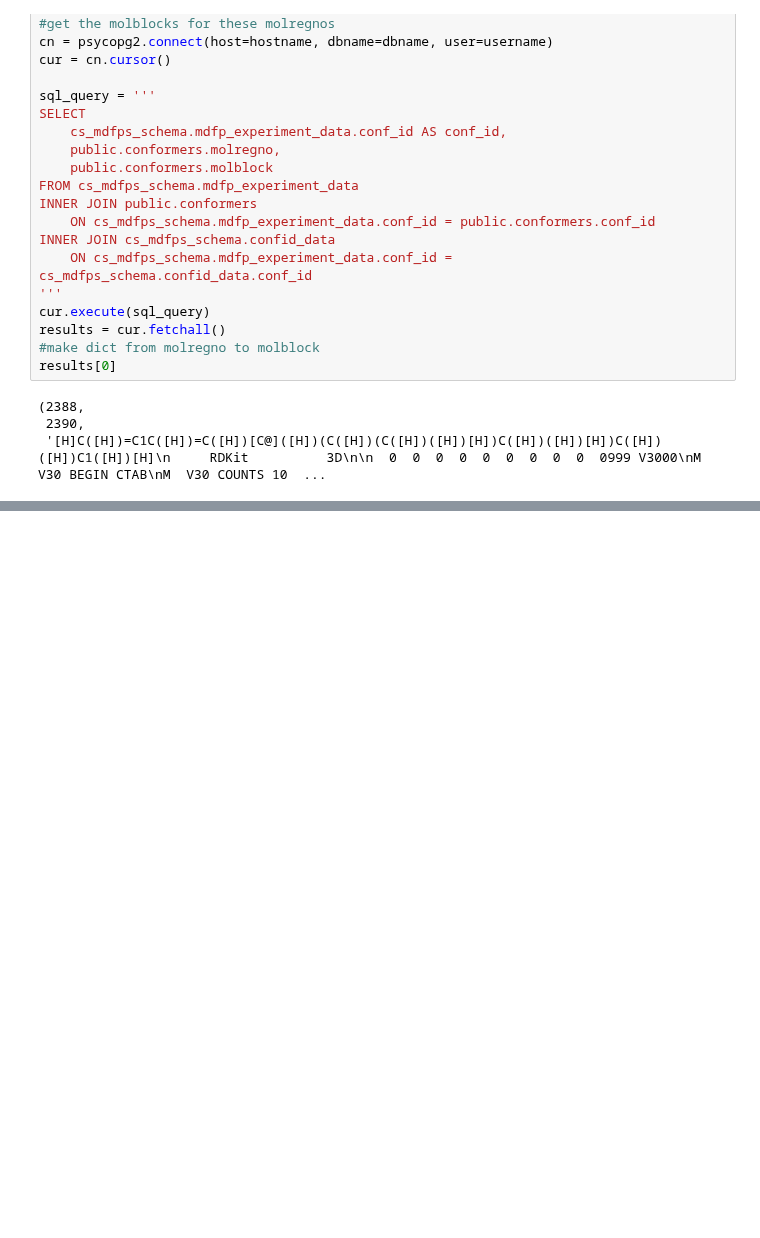
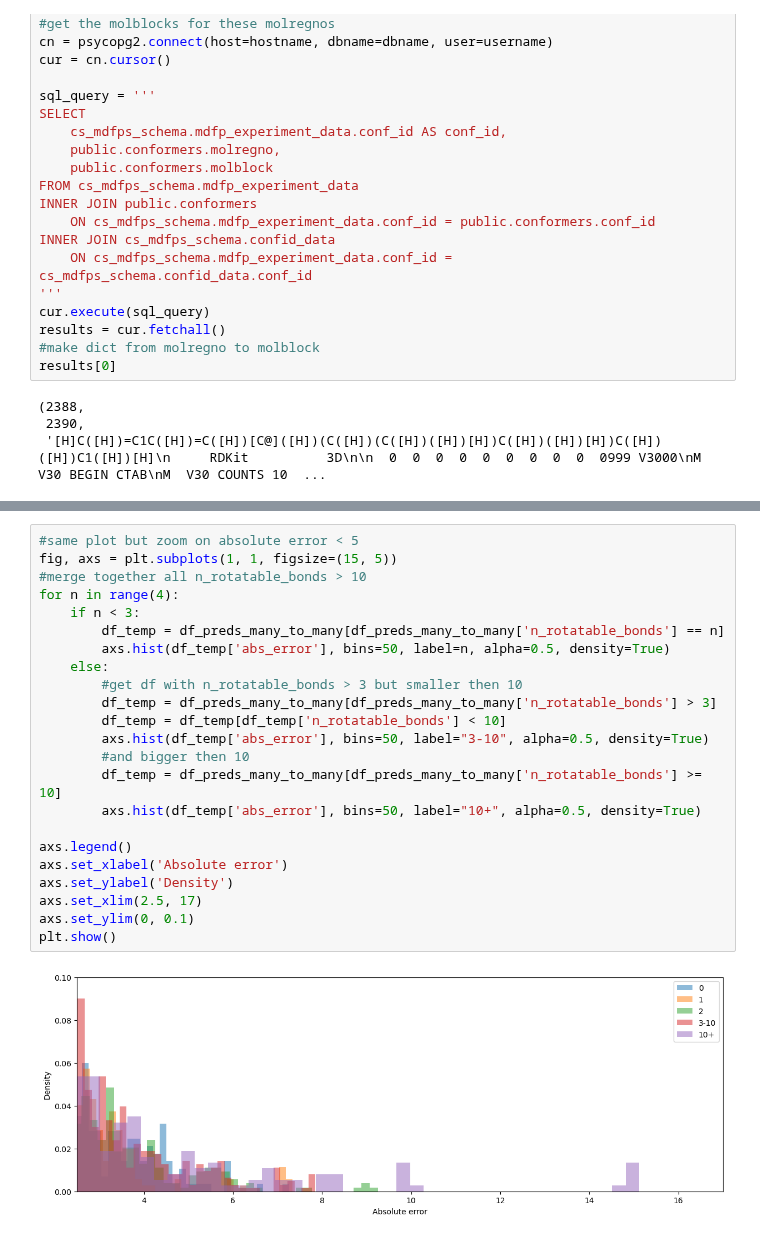
Before and after one commit to Cschiebroek/mdfptools, a Jupyter notebook: carl/Experiments_error_analysis/002_errors_from_flexibility.ipynb, the cells around one changed output, grey strips where cells are left out. Drawn from its saved outputs; the diff is of its cells as text; blank space fills up the shorter version.

```diff
--- a/carl/Experiments_error_analysis/002_errors_from_flexibility.ipynb
+++ b/carl/Experiments_error_analysis/002_errors_from_flexibility.ipynb
@@ -88,3 +88,28 @@ plt.show()
+# %%
+#same plot but zoom on absolute error < 5
+fig, axs = plt.subplots(1, 1, figsize=(15, 5))
+#merge together all n_rotatable_bonds > 10
+for n in range(4):
+    if n < 3:
+        df_temp = df_preds_many_to_many[df_preds_many_to_many['n_rotatable_bonds'] == n]
+        axs.hist(df_temp['abs_error'], bins=50, label=n, alpha=0.5, density=True)
+    else:
+        #get df with n_rotatable_bonds > 3 but smaller then 10
+        df_temp = df_preds_many_to_many[df_preds_many_to_many['n_rotatable_bonds'] > 3]
+        df_temp = df_temp[df_temp['n_rotatable_bonds'] < 10]
+        axs.hist(df_temp['abs_error'], bins=50, label="3-10", alpha=0.5, density=True)
+        #and bigger then 10
+        df_temp = df_preds_many_to_many[df_preds_many_to_many['n_rotatable_bonds'] >= 10]
+        axs.hist(df_temp['abs_error'], bins=50, label="10+", alpha=0.5, density=True)
+
+axs.legend()
+axs.set_xlabel('Absolute error')
+axs.set_ylabel('Density')
+axs.set_xlim(2.5, 17)
+axs.set_ylim(0, 0.1)
+plt.show()
+# %% [output]
+[figure, added]
 # %%
 #do hexbin plot of n_rotatable_bonds vs abs_error
 import matplotlib.pyplot as plt
```
Also changed, not shown: parts of 6 cells of this notebook, 15 other files.
